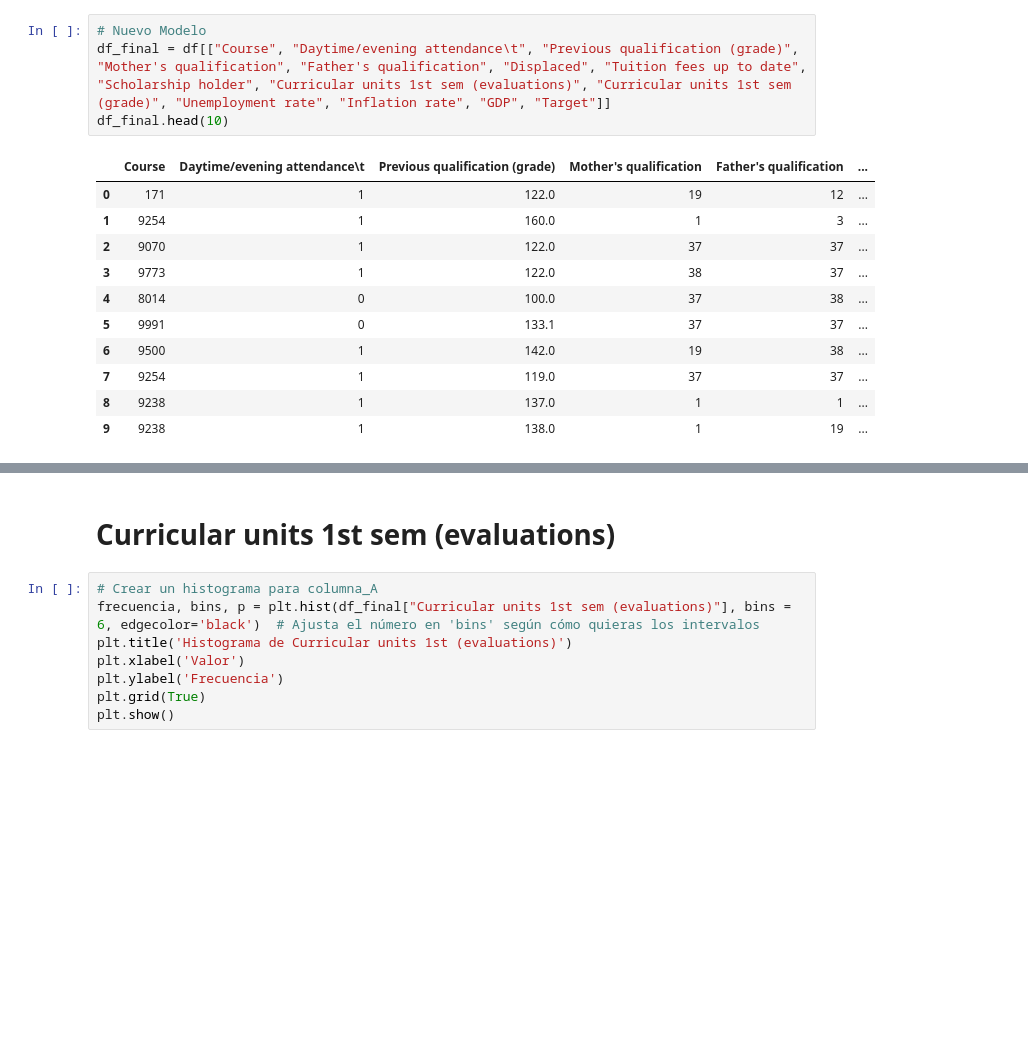
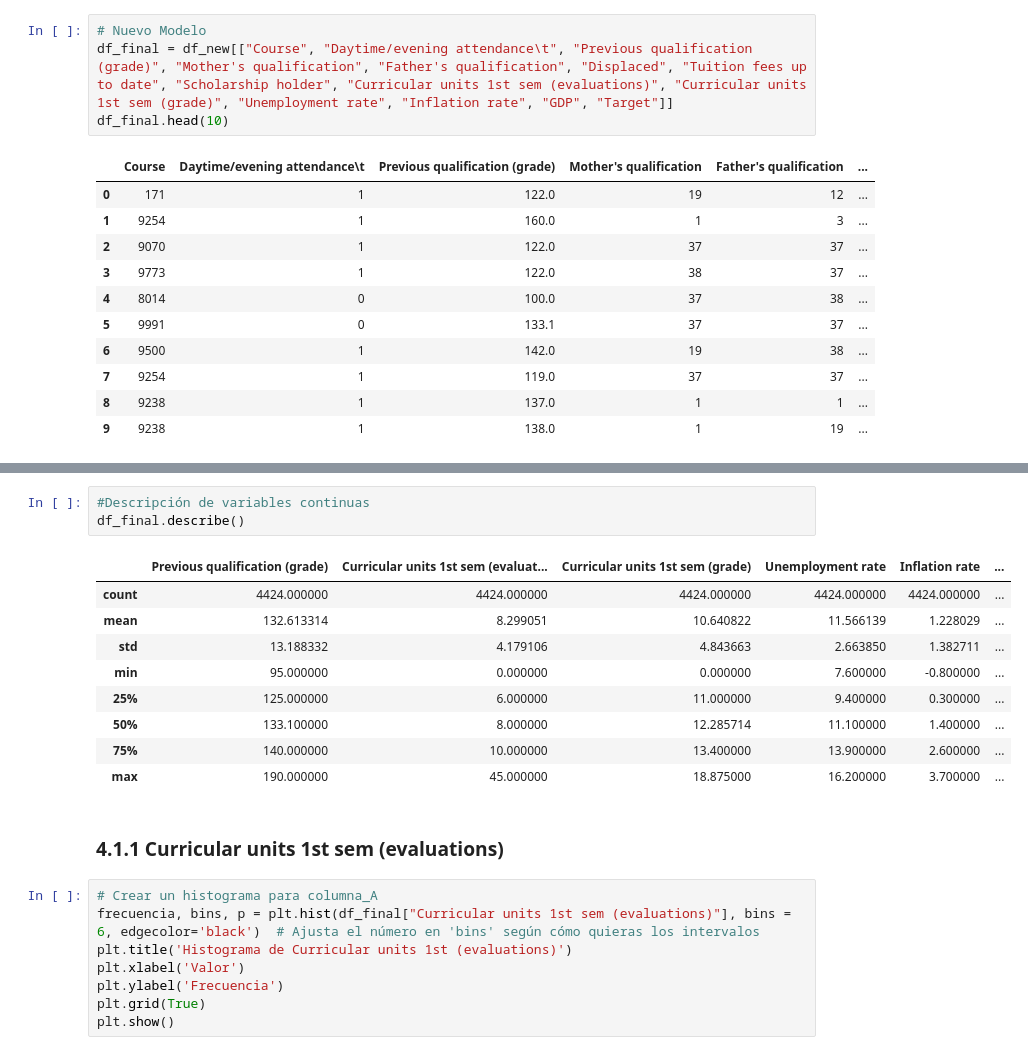
Before and after one commit to JeisonCamiloO/Proyecto-EDA, a Jupyter notebook: Exploracion Datos Proyecto.ipynb, the cells around one changed output, grey strips where cells are left out. Cells and saved outputs as stored; diff of their text form; blank space fills up the shorter version.

```diff
--- a/Exploracion Datos Proyecto.ipynb
+++ b/Exploracion Datos Proyecto.ipynb
@@ -213,6 +257,6 @@ Una vez identificadas las variables con alta correlación se procede a retirar u
 # %%
 # Nuevo Modelo
-df_final = df[["Course", "Daytime/evening attendance\t", "Previous qualification (grade)", "Mother's qualification", "Father's qualification", "Displaced", "Tuition fees up to date", "Scholarship holder", "Curricular units 1st sem (evaluations)", "Curricular units 1st sem (grade)", "Unemployment rate", "Inflation rate", "GDP", "Target"]]
+df_final = df_new[["Course", "Daytime/evening attendance\t", "Previous qualification (grade)", "Mother's qualification", "Father's qualification", "Displaced", "Tuition fees up to date", "Scholarship holder", "Curricular units 1st sem (evaluations)", "Curricular units 1st sem (grade)", "Unemployment rate", "Inflation rate", "GDP", "Target"]]
 df_final.head(10)
 # %% [output]
 |  | Course | Daytime/evening attendance\t | Previous qualification (grade) | Mother's qualification | Father's qualification | ... |
@@ -261,5 +277,18 @@ Name: Course, dtype: int64
+# %%
+#Descripción de variables continuas
+df_final.describe()
+# %% [output]
+|  | Previous qualification (grade) | Curricular units 1st sem (evaluat... | Curricular units 1st sem (grade) | Unemployment rate | Inflation rate | ... |
+| count | 4424.000000 | 4424.000000 | 4424.000000 | 4424.000000 | 4424.000000 | ... |
+| mean | 132.613314 | 8.299051 | 10.640822 | 11.566139 | 1.228029 | ... |
+| std | 13.188332 | 4.179106 | 4.843663 | 2.663850 | 1.382711 | ... |
+| min | 95.000000 | 0.000000 | 0.000000 | 7.600000 | -0.800000 | ... |
+| 25% | 125.000000 | 6.000000 | 11.000000 | 9.400000 | 0.300000 | ... |
+| 50% | 133.100000 | 8.000000 | 12.285714 | 11.100000 | 1.400000 | ... |
+| 75% | 140.000000 | 10.000000 | 13.400000 | 13.900000 | 2.600000 | ... |
+| max | 190.000000 | 45.000000 | 18.875000 | 16.200000 | 3.700000 | ... |
 # %% [markdown]
-# Curricular units 1st sem (evaluations)
+### 4.1.1 Curricular units 1st sem (evaluations)
 # %%
 # Crear un histograma para columna_A
 frecuencia, bins, p = plt.hist(df_final["Curricular units 1st sem (evaluations)"], bins = 6, edgecolor='black')  # Ajusta el número en 'bins' según cómo quieras los intervalos
```
Also changed, not shown: parts of 34 cells of this notebook.
